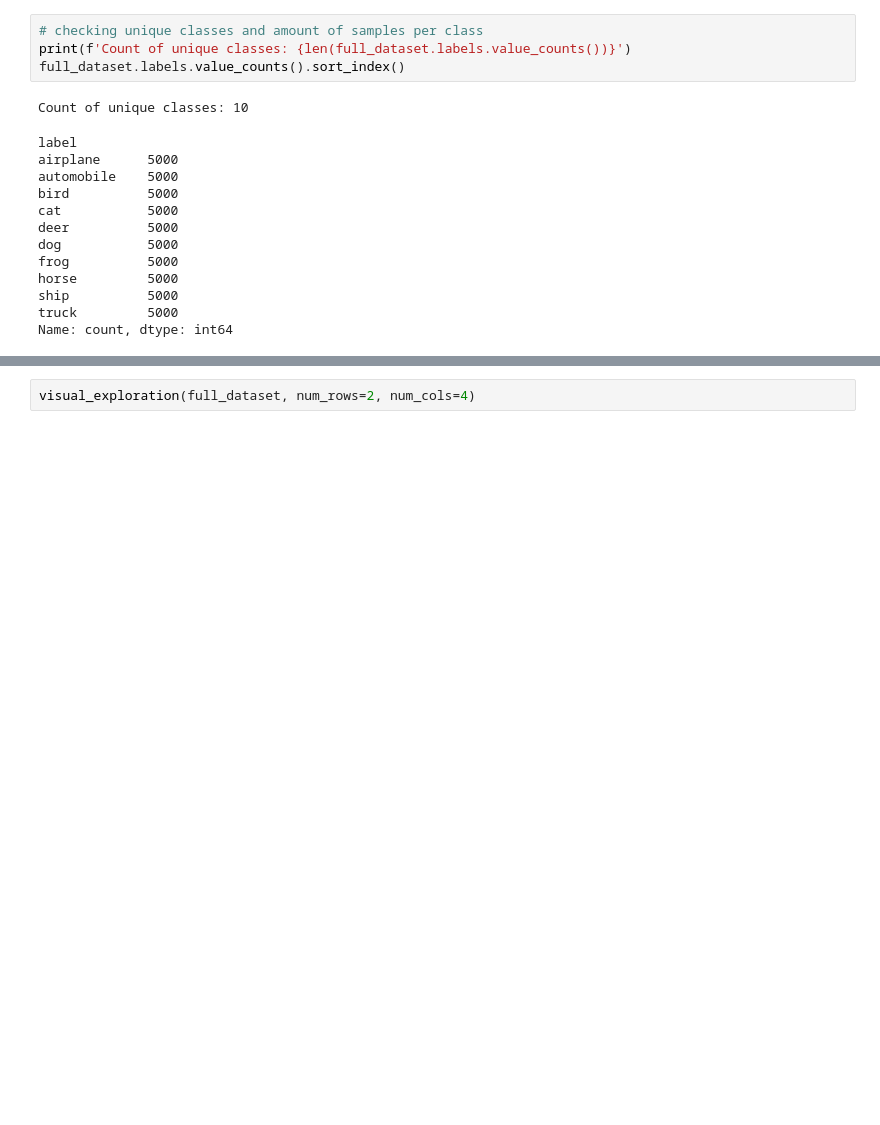
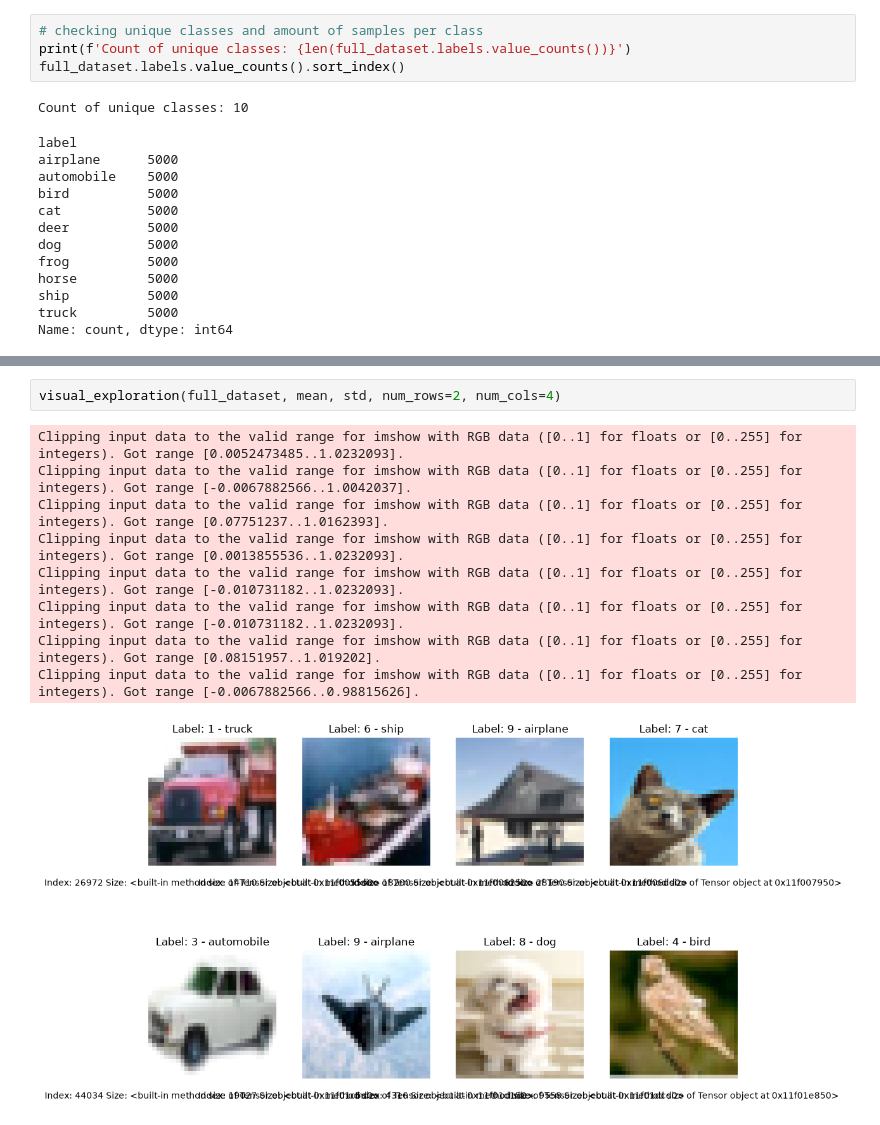
Before and after one commit to mstya/cnn-cifar10-from-scratch, a Jupyter notebook: notebooks/cifar10_experiments.ipynb, the cells around one changed output, grey strips where cells are left out. Saved outputs shown, nothing was run; the diff lists cells and outputs as text; blank space fills up the shorter version.

```diff
--- a/notebooks/cifar10_experiments.ipynb
+++ b/notebooks/cifar10_experiments.ipynb
@@ -147,2 +193,12 @@ print(f'Image shape: {img.size}\n')  # PIL image size is (width, height)
 # %%
-visual_exploration(full_dataset, num_rows=2, num_cols=4)
+visual_exploration(full_dataset, mean, std, num_rows=2, num_cols=4)
+# %% [output]
+Clipping input data to the valid range for imshow with RGB data ([0..1] for floats or [0..255] for integers). Got range [0.0052473485..1.0232093].
+Clipping input data to the valid range for imshow with RGB data ([0..1] for floats or [0..255] for integers). Got range [-0.0067882566..1.0042037].
+Clipping input data to the valid range for imshow with RGB data ([0..1] for floats or [0..255] for integers). Got range [0.07751237..1.0162393].
+Clipping input data to the valid range for imshow with RGB data ([0..1] for floats or [0..255] for integers). Got range [0.0013855536..1.0232093].
+Clipping input data to the valid range for imshow with RGB data ([0..1] for floats or [0..255] for integers). Got range [-0.010731182..1.0232093].
+Clipping input data to the valid range for imshow with RGB data ([0..1] for floats or [0..255] for integers). Got range [-0.010731182..1.0232093].
+Clipping input data to the valid range for imshow with RGB data ([0..1] for floats or [0..255] for integers). Got range [0.08151957..1.019202].
+Clipping input data to the valid range for imshow with RGB data ([0..1] for floats or [0..255] for integers). Got range [-0.0067882566..0.98815626].
+[figure, added]
```
Also changed, not shown: parts of 9 cells of this notebook, 1 other file.
